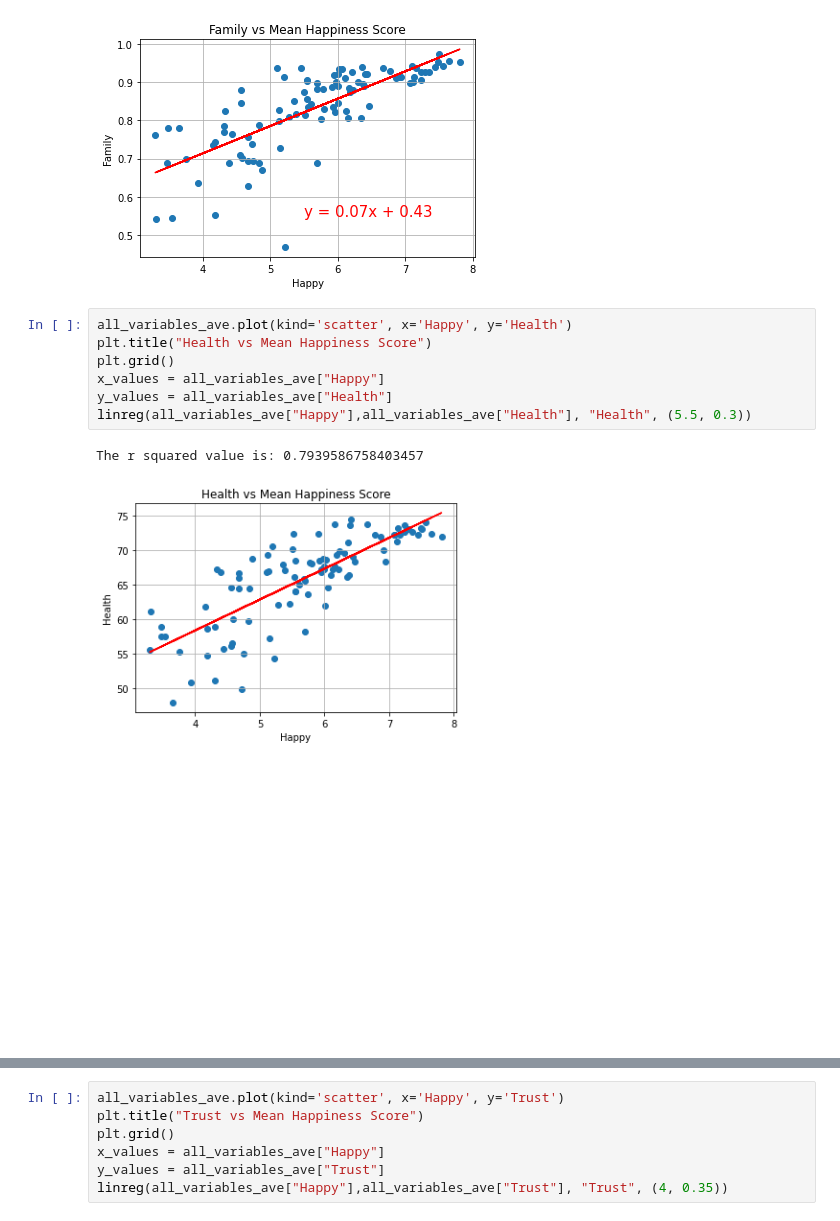
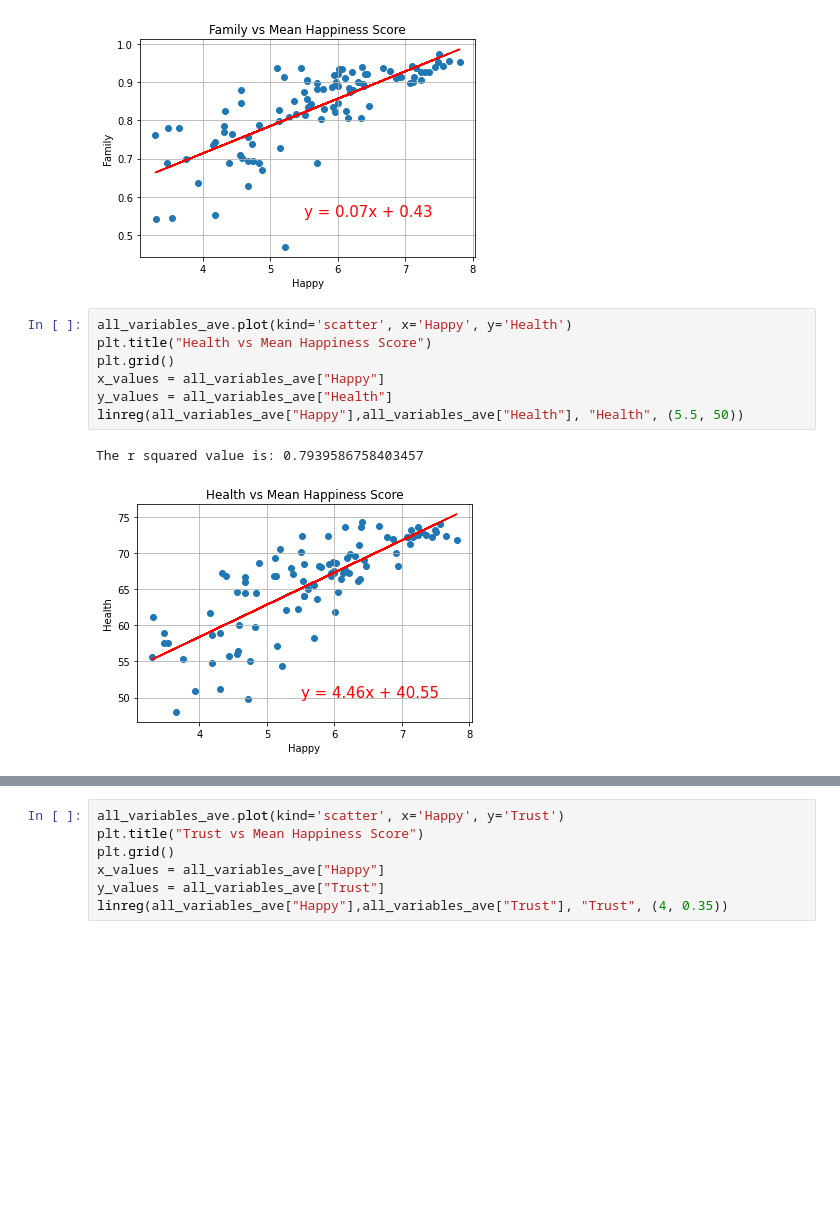
Before and after one commit to cbragg3136/world_happiness_project1, a Jupyter notebook: Updated Graphs.ipynb, the cells around one changed output, grey strips where cells are left out. Drawn from its saved outputs; the diff is of its cells as text; blank space fills up the shorter version.

```diff
--- a/Updated Graphs.ipynb
+++ b/Updated Graphs.ipynb
@@ -71,13 +71,13 @@ The r squared value is: 0.7567564279606981
 # %%
 all_variables_ave.plot(kind='scatter', x='Happy', y='Health')
 plt.title("Health vs Mean Happiness Score")
 plt.grid()
 x_values = all_variables_ave["Happy"]
 y_values = all_variables_ave["Health"]
-linreg(all_variables_ave["Happy"],all_variables_ave["Health"], "Health", (5.5, 0.3))
+linreg(all_variables_ave["Happy"],all_variables_ave["Health"], "Health", (5.5, 50))
 # %% [output]
 The r squared value is: 0.7939586758403457
-[figure, old version]
+[figure, new version]
 # %%
 all_variables_ave.plot(kind='scatter', x='Happy', y='Freedom')
 plt.title("Freedom vs Mean Happiness Score")
```
Also changed, not shown: parts of 2 cells of this notebook, 7 other files.
